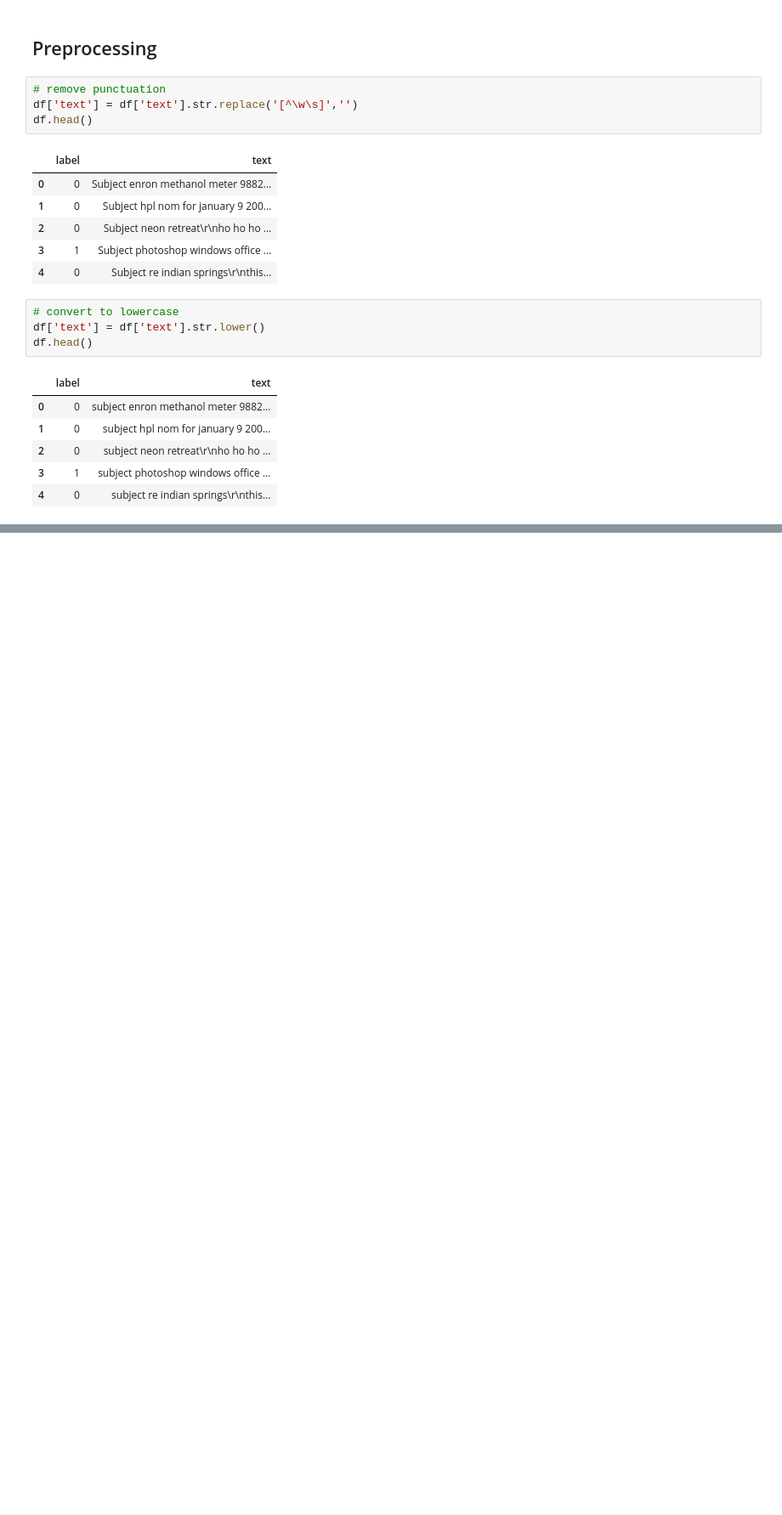
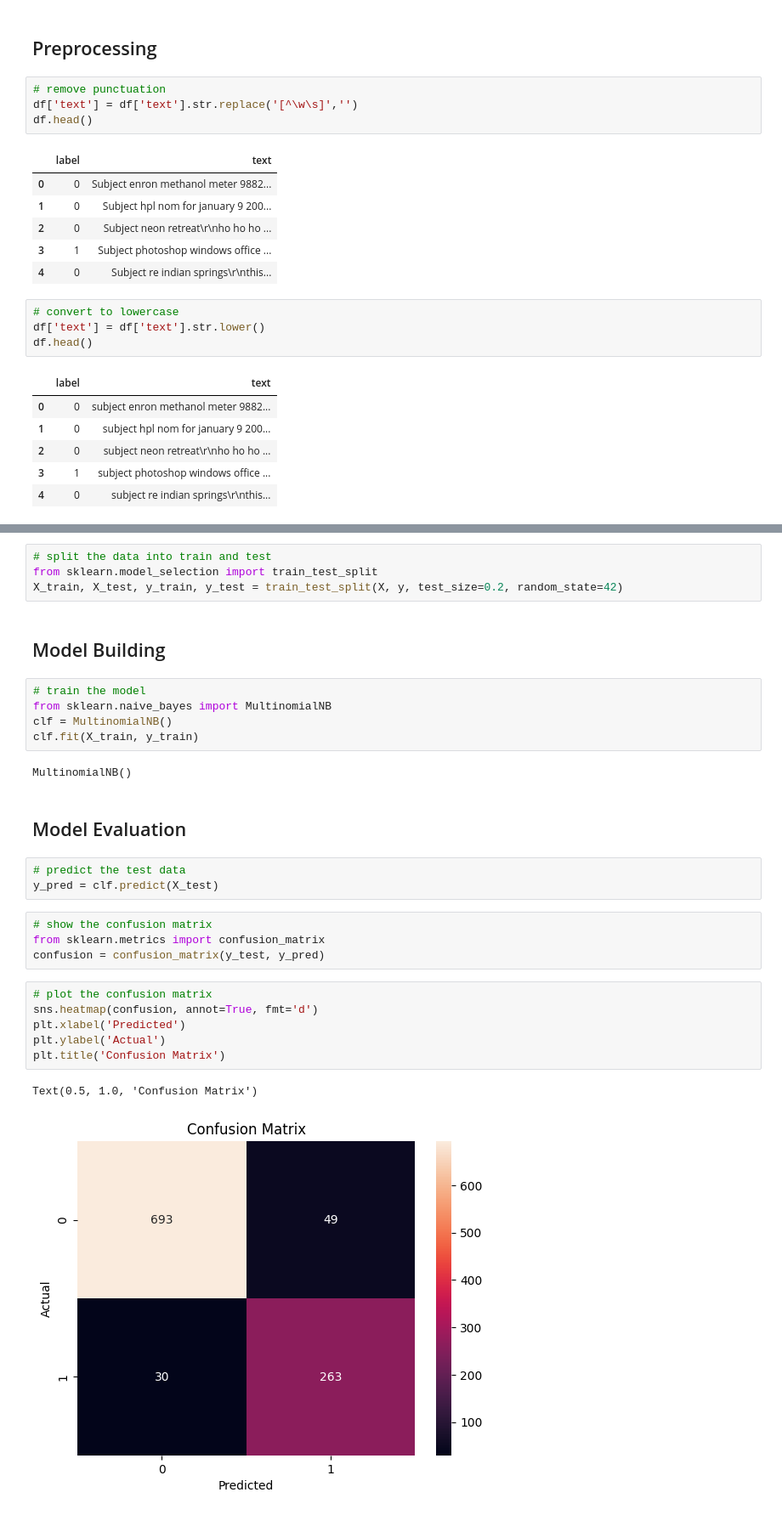
Before and after one commit to Hadramet/5mlde, a Jupyter notebook: src/SpamEmailDraft.ipynb, the cells around one changed output, grey strips where cells are left out. Shown at 85% size. Saved outputs shown, nothing was run; the diff lists cells and outputs as text; blank space fills up the shorter version.

```diff
--- a/src/SpamEmailDraft.ipynb
+++ b/src/SpamEmailDraft.ipynb
@@ -110,0 +175,31 @@ df.head()
+# %%
+# split the data into train and test
+from sklearn.model_selection import train_test_split
+X_train, X_test, y_train, y_test = train_test_split(X, y, test_size=0.2, random_state=42)
+# %% [markdown]
+## Model Building
+# %%
+# train the model
+from sklearn.naive_bayes import MultinomialNB
+clf = MultinomialNB()
+clf.fit(X_train, y_train)
+# %% [output]
+MultinomialNB()
+# %% [markdown]
+## Model Evaluation
+# %%
+# predict the test data
+y_pred = clf.predict(X_test)
+# %%
+# show the confusion matrix
+from sklearn.metrics import confusion_matrix
+confusion = confusion_matrix(y_test, y_pred)
+# %%
+# plot the confusion matrix
+sns.heatmap(confusion, annot=True, fmt='d')
+plt.xlabel('Predicted')
+plt.ylabel('Actual')
+plt.title('Confusion Matrix')
+# %% [output]
+Text(0.5, 1.0, 'Confusion Matrix')
+[figure, added]
```
Also changed, not shown: parts of 12 cells of this notebook.
